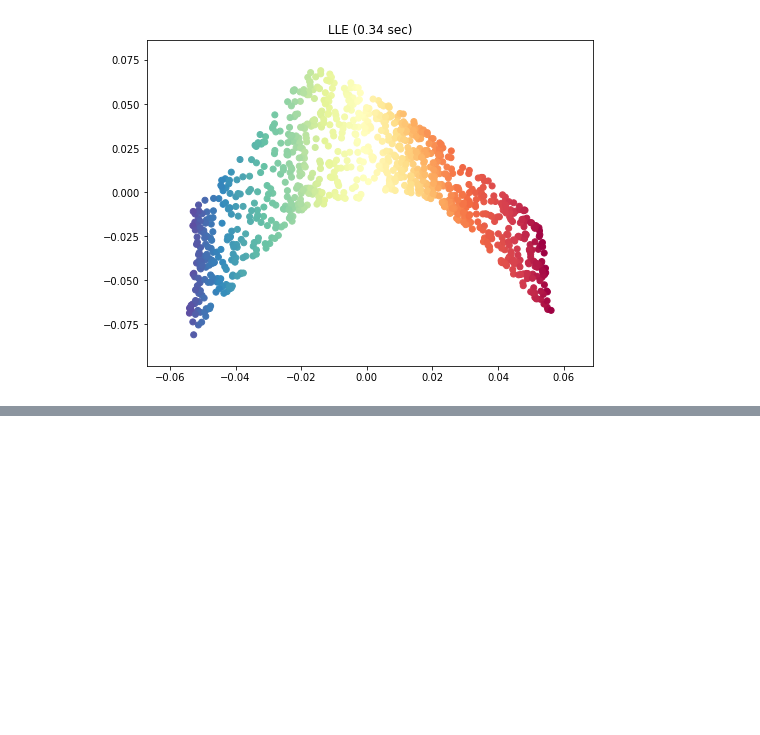
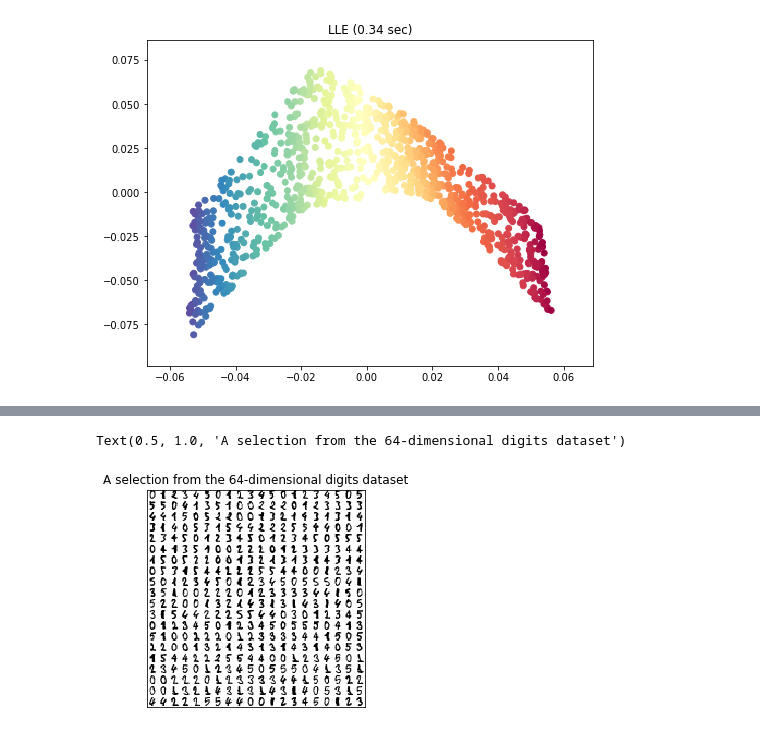
Before and after one commit to ainesmile/Machine-Learning, a Jupyter notebook: MY_LLE_FAILED.ipynb, the cells around one changed output, grey strips where cells are left out. Cells and saved outputs as stored; diff of their text form; code cells hidden in the pictures; blank space fills up the shorter version.

```diff
--- a/MY_LLE_FAILED.ipynb
+++ b/MY_LLE_FAILED.ipynb
@@ -136,0 +151,28 @@ plt.show()
+# %%
+from sklearn.datasets import load_digits
+data_bunch = load_digits(n_class=6)
+# %%
+X = data_bunch.data
+y = data_bunch.target
+
+shape = X.shape
+n_samples = shape[0]
+n_features = shape[1]
+n_neighbors = 10
+n_components = 2
+# %%
+n_img_per_row = 20
+img = np.zeros((10 * n_img_per_row, 10 * n_img_per_row))
+for i in range(n_img_per_row):
+    ix = 10 * i + 1
+    for j in range(n_img_per_row):
+        iy = 10 * j + 1
+        img[ix:ix + 8, iy:iy + 8] = X[i * n_img_per_row + j].reshape((8, 8))
+
+plt.imshow(img, cmap=plt.cm.binary)
+plt.xticks([])
+plt.yticks([])
+plt.title('A selection from the 64-dimensional digits dataset')
+# %% [output]
+Text(0.5, 1.0, 'A selection from the 64-dimensional digits dataset')
+[figure, added]
```
Also changed, not shown: parts of 9 cells of this notebook.
